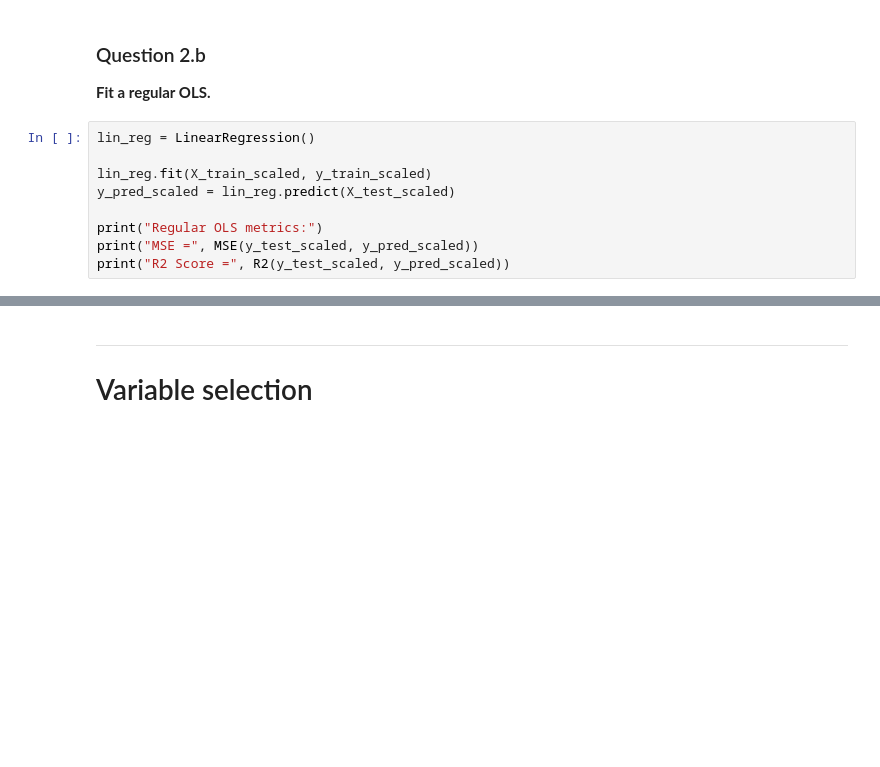
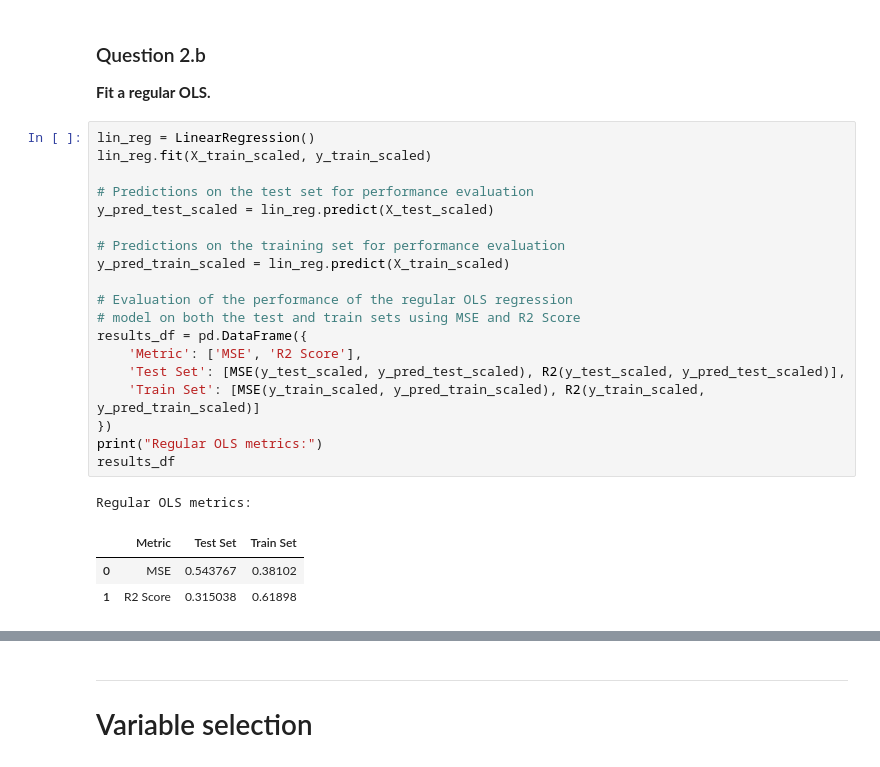
Before and after one commit to leonardohannas/SD-TSIA204_TelecomParis, a Jupyter notebook: TP02/TP02_LeonardoSANTOS.ipynb, the cells around one changed output, grey strips where cells are left out. Drawn from its saved outputs; the diff is of its cells as text; blank space fills up the shorter version.

```diff
--- a/TP02/TP02_LeonardoSANTOS.ipynb
+++ b/TP02/TP02_LeonardoSANTOS.ipynb
@@ -285,12 +314,27 @@ y_test_scaled = scaler.transform(y_test.values.reshape(-1, 1)).ravel()
 # %% [markdown]
 ### Question 2.b
 **Fit a regular OLS.**
-# %%
-lin_reg = LinearRegression()
-
-lin_reg.fit(X_train_scaled, y_train_scaled)
-y_pred_scaled = lin_reg.predict(X_test_scaled)
-
-print("Regular OLS metrics:")
-print("MSE =", MSE(y_test_scaled, y_pred_scaled))
-print("R2 Score =", R2(y_test_scaled, y_pred_scaled))
+# %%
+lin_reg = LinearRegression()
+lin_reg.fit(X_train_scaled, y_train_scaled)
+
+# Predictions on the test set for performance evaluation
+y_pred_test_scaled = lin_reg.predict(X_test_scaled)
+
+# Predictions on the training set for performance evaluation
+y_pred_train_scaled = lin_reg.predict(X_train_scaled)
+
+# Evaluation of the performance of the regular OLS regression
+# model on both the test and train sets using MSE and R2 Score
+results_df = pd.DataFrame({
+    'Metric': ['MSE', 'R2 Score'],
+    'Test Set': [MSE(y_test_scaled, y_pred_test_scaled), R2(y_test_scaled, y_pred_test_scaled)],
+    'Train Set': [MSE(y_train_scaled, y_pred_train_scaled), R2(y_train_scaled, y_pred_train_scaled)]
+})
+print("Regular OLS metrics:")
+results_df
+# %% [output]
+Regular OLS metrics:
+|  | Metric | Test Set | Train Set |
+| 0 | MSE | 0.543767 | 0.38102 |
+| 1 | R2 Score | 0.315038 | 0.61898 |
```
Also changed, not shown: parts of 4 cells of this notebook.
